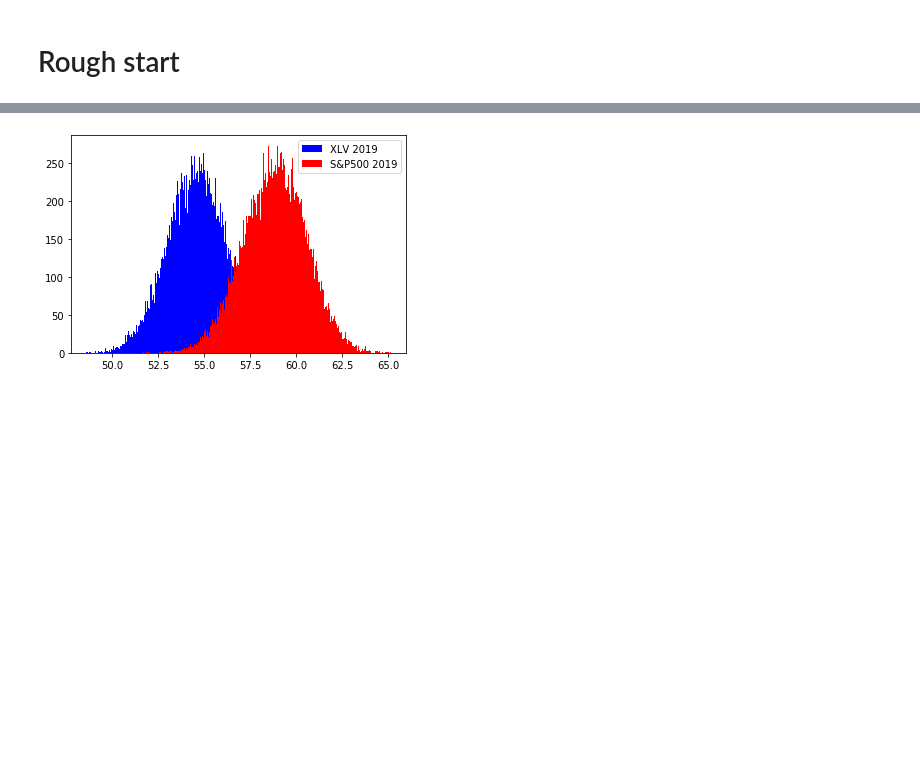
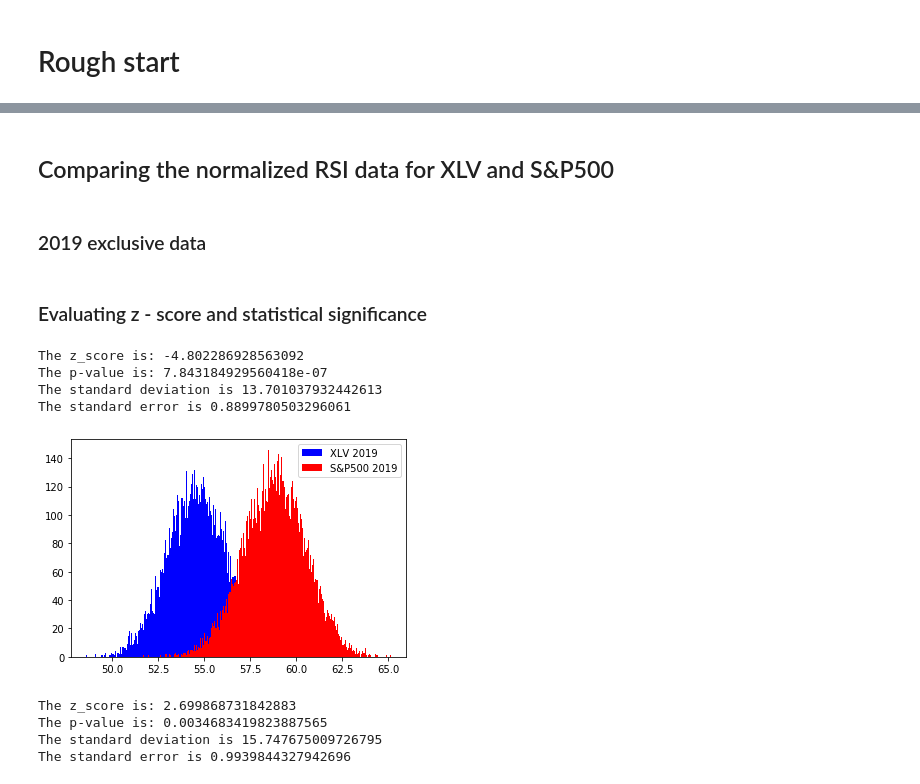
Before and after one commit to andrewcole33/etf_hypothesis_testing, a Jupyter notebook: mod3projectstats.ipynb, the cells around one changed output, grey strips where cells are left out. Cells and saved outputs as stored; diff of their text form; code cells hidden in the pictures; blank space fills up the shorter version.

Commit message:
Add stat analysis

```diff
--- a/mod3projectstats.ipynb
+++ b/mod3projectstats.ipynb
@@ -78,6 +76,10 @@ df2_2018 = df2.loc[df2['year'] == 2018]
 df2_2017 = df2.loc[df2['year'] == 2017]
 
 df2_171819_2 = df2.loc[df2['year'] >= 2017]
+# %% [markdown]
+## Comparing the normalized RSI data for XLV and S&P500
+# %% [markdown]
+### 2019 exclusive data
 # %%
 sample_means19 = []
 sample_means19_2 = []
@@ -87,12 +90,33 @@ for i in range(20000):
 
     sample19_2 = df2_2019.sample(n=50, random_state=i)
     sample_means19_2.append(sample19_2.RSI.mean())
+# %% [markdown]
+### Evaluating z - score and statistical significance
+# %%
+xlv_bar19 = df_2019.RSI.mean()  ### xlv population mean (subset)
+sp500_bar19 = df2_2019.RSI.mean() ### S&P500 population mean (universal population)
+
+stan_dev19 = np.std(df2_2019.RSI) ### S&P500 population standard dev
+stan_err19 = stan_dev19/np.sqrt(len(df2_2019))
+z_score19 = (xlv_bar19 - sp500_bar19) / (stan_dev19/np.sqrt(len(df2_2019)))
+
+print(f'The z_score is: {z_score19}')
+p_val19 = stats.norm.cdf(z_score19)
+
+print(f'The p-value is: {p_val19}')
+print(f'The standard deviation is {stan_dev19}')
+print(f'The standard error is {stan_err19}')   ### Z_score * Standard error = real difference between sample and pop means
+# %% [output]
+The z_score is: -4.802286928563092
+The p-value is: 7.843184929560418e-07
+The standard deviation is 13.701037932442613
+The standard error is 0.8899780503296061
 # %%
 plt.hist(sample_means19, bins=500, color='blue', label='XLV 2019');
-plt.hist(sample_means19_2, bins=250, color='red', label='S&P500 2019');
+plt.hist(sample_means19_2, bins=500, color='red', label='S&P500 2019');
 plt.legend();
 # %% [output]
-[figure, old version]
+[figure, new version]
 # %%
 sample_means18 = []
 sample_means18_2 = []
@@ -102,6 +126,25 @@ for i in range(20000):
 
     sample18_2 = df2_2018.sample(n=50, random_state=i)
     sample_means18_2.append(sample18_2.RSI.mean())
+# %%
+xlv_bar18 = df_2018.RSI.mean()  ### xlv population mean (subset)
+sp500_bar18 = df2_2018.RSI.mean() ### S&P500 population mean (universal population)
+
+stan_dev18 = np.std(df2_2018.RSI) ### S&P500 population standard dev
+stan_err18 = stan_dev18/np.sqrt(len(df2_2018))
+z_score18 = (xlv_bar18 - sp500_bar18) / stan_err18
+
+print(f'The z_score is: {z_score18}')
+#p_val18 = stats.norm.cdf(z_score18)   ### Survival function - since the sample distribution is to the right of the population
+p_val18 = stats.norm.sf(z_score18)
+print(f'The p-value is: {p_val18}')
+print(f'The standard deviation is {stan_dev18}')
+print(f'The standard error is {stan_err18}')   ### Z_score * Standard error = real difference between sample and pop means
+# %% [output]
+The z_score is: 2.699868731842883
+The p-value is: 0.0034683419823887565
+The standard deviation is 15.747675009726795
+The standard error is 0.9939844327942696
 # %%
 plt.hist(sample_means18, bins=500, color='blue', label = 'XLV 2018');
 plt.hist(sample_means18_2, bins=500, color='red', label= 'S&P500 2018');
```
Also changed, not shown: parts of 17 cells of this notebook.
